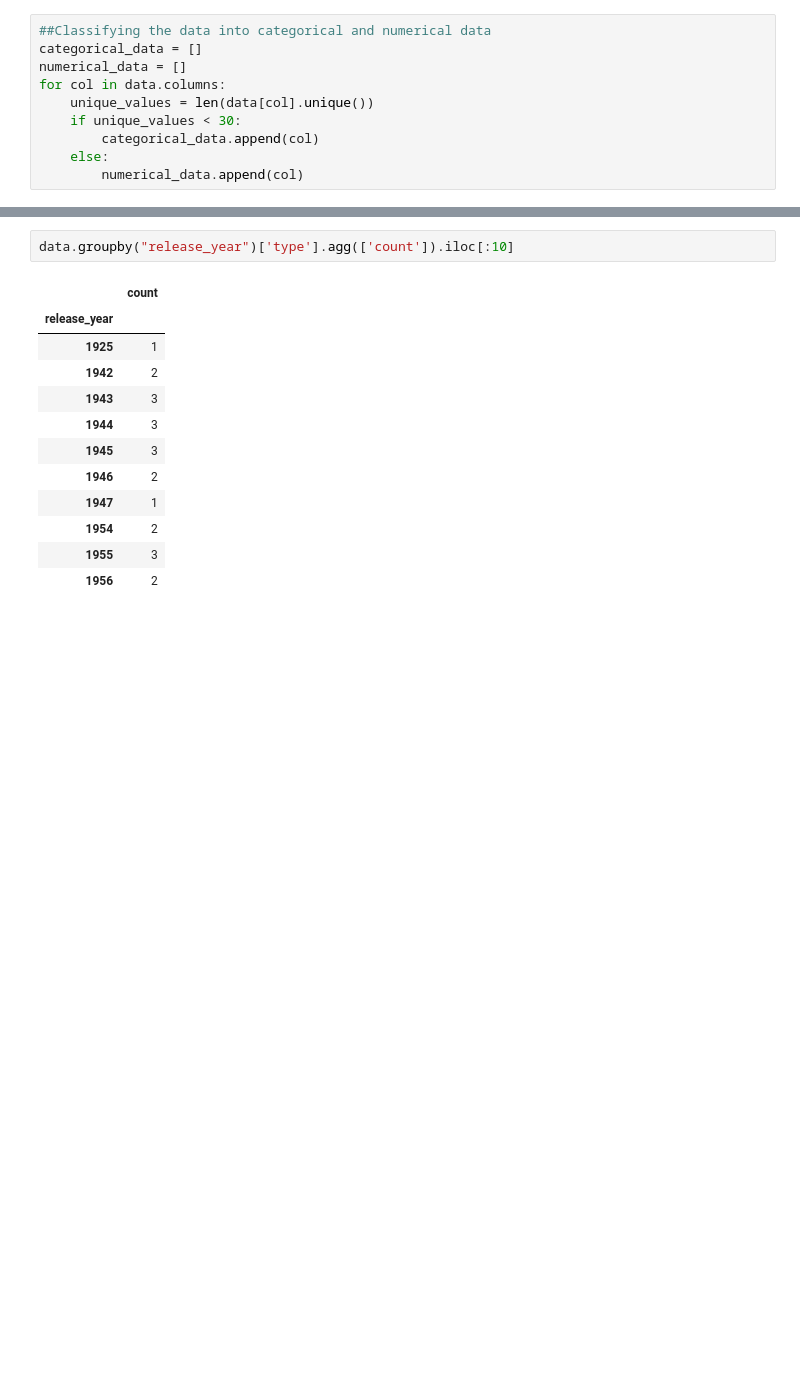
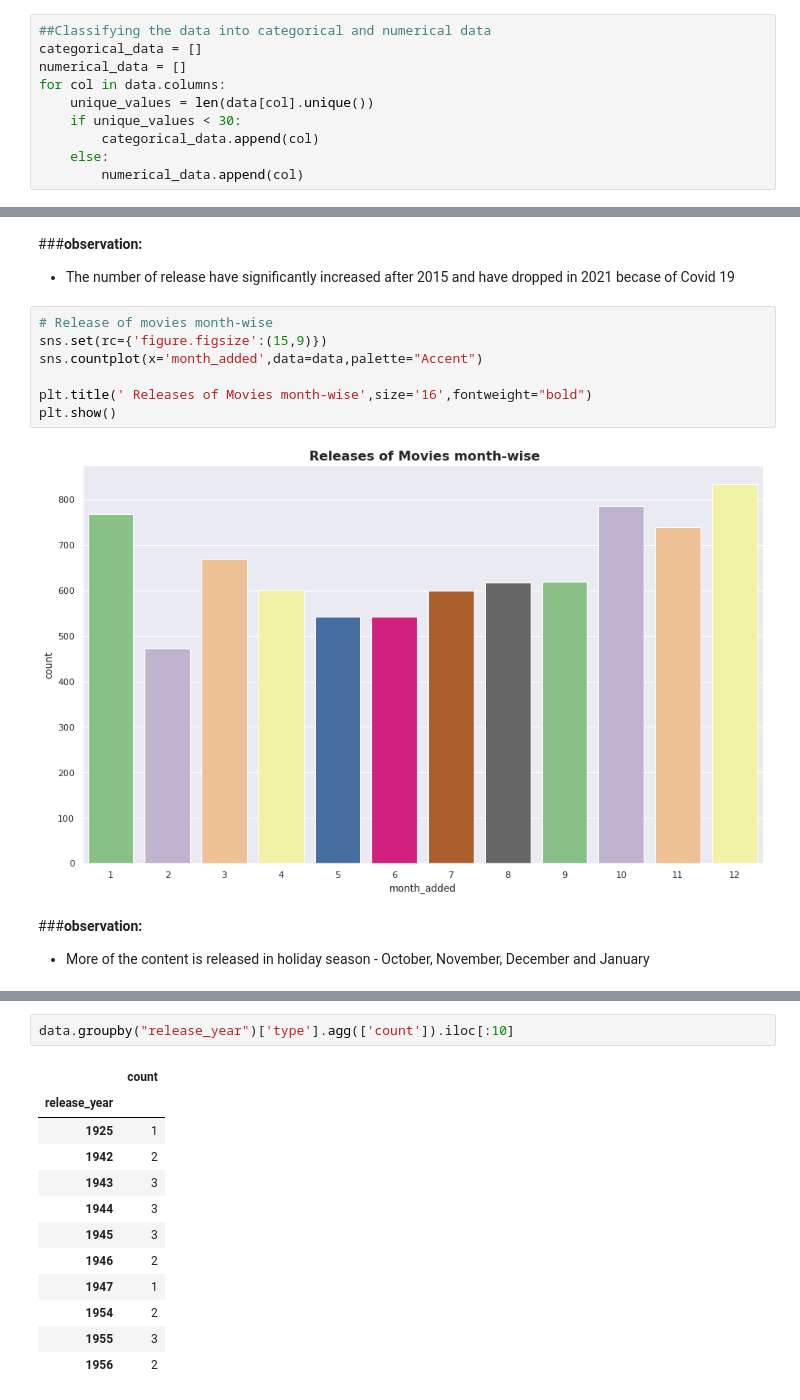
Before and after one commit to ajit04022000/Netflix-mobiles-and-Tv-show, a Jupyter notebook: NETFLIX_MOVIES_AND_TV_SHOWS_CLUSTERING.ipynb, the cells around one changed output, grey strips where cells are left out. Cells and saved outputs as stored; diff of their text form; blank space fills up the shorter version.

```diff
--- a/NETFLIX_MOVIES_AND_TV_SHOWS_CLUSTERING.ipynb
+++ b/NETFLIX_MOVIES_AND_TV_SHOWS_CLUSTERING.ipynb
@@ -248,3 +463,18 @@ plot = data['type'].value_counts().plot.pie(x ='TV Show', y = 'Movie' , autopct=
+# %% [markdown]
+###<b>observation:
+* The number of release have significantly increased after 2015 and have dropped in 2021 becase of Covid 19
+# %%
+# Release of movies month-wise
+sns.set(rc={'figure.figsize':(15,9)})
+sns.countplot(x='month_added',data=data,palette="Accent")
+
+plt.title(' Releases of Movies month-wise',size='16',fontweight="bold")
+plt.show()
+# %% [output]
+[figure, added]
+# %% [markdown]
+###<b>observation:
+* More of the content is released in holiday season - October, November, December and January
 # %%
 booking_per_year = data.groupby('type')['rating'].value_counts().to_frame().unstack()
 booking_per_year
```
Also changed, not shown: parts of 51 cells of this notebook.
